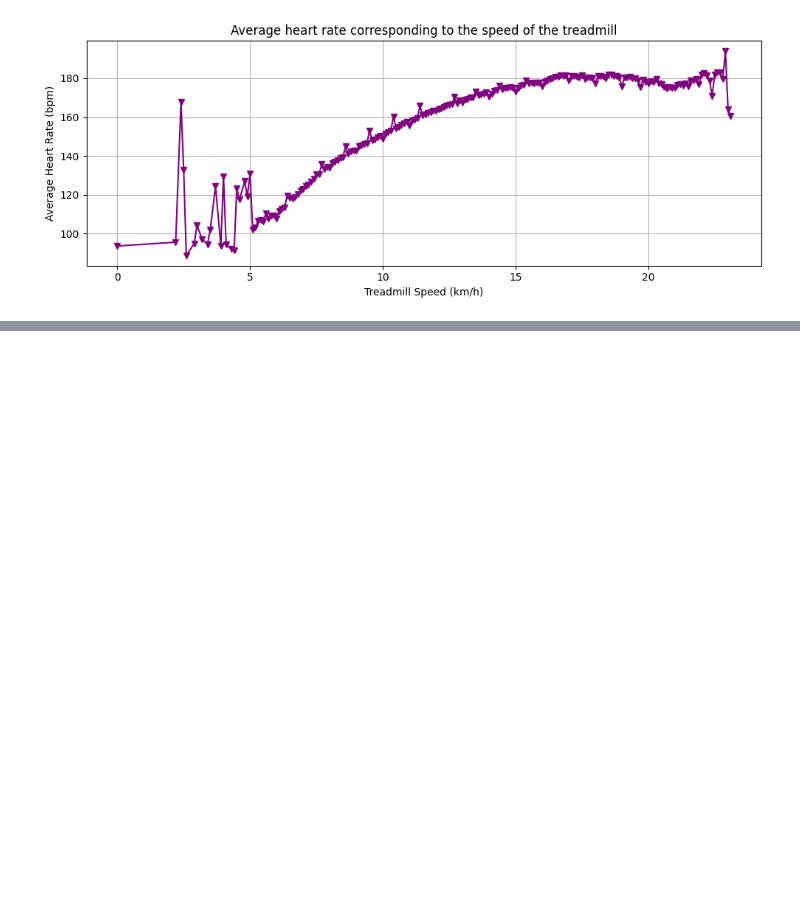
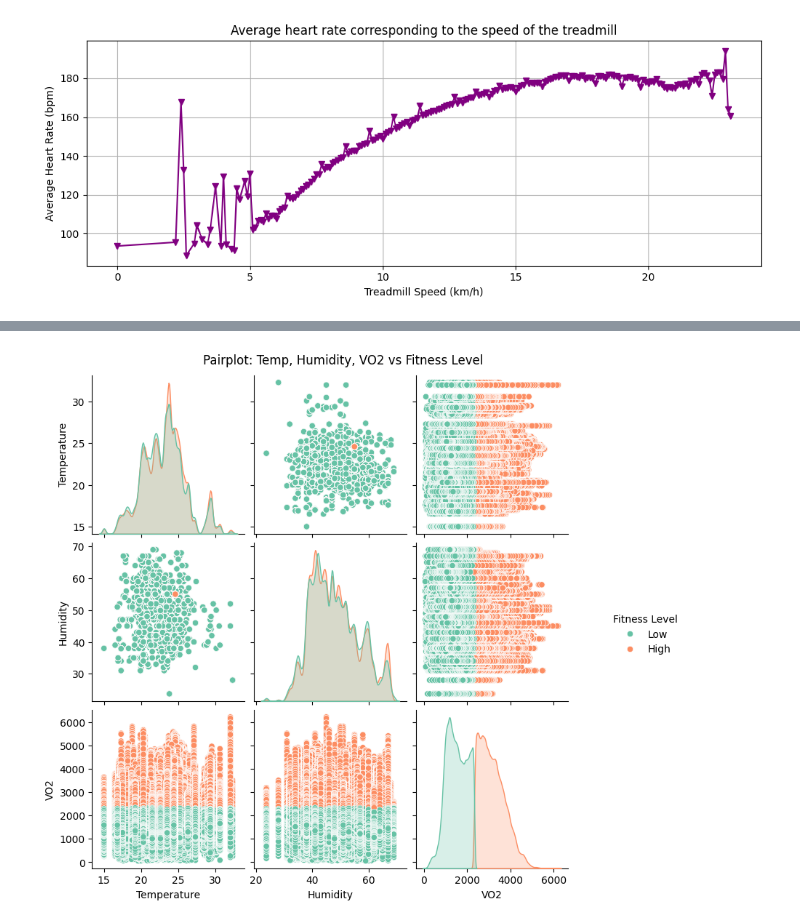
Before and after one commit to Chaithra-Git/Team7_LambdaLegends_PythonHackathon_APRIL25, a Jupyter notebook: greeshma_33-48.ipynb, the cells around one changed output, grey strips where cells are left out. Cells and saved outputs as stored; diff of their text form; code cells hidden in the pictures; blank space fills up the shorter version.

```diff
--- a/greeshma_33-48.ipynb
+++ b/greeshma_33-48.ipynb
@@ -288,0 +440,47 @@ Participants born in leap years:
+# %%
+import pandas as pd
+import seaborn as sns
+import matplotlib.pyplot as plt
+
+# Step 1: Load both datasets
+df_test = pd.read_csv('test_measure.csv')
+df_subject = pd.read_csv('subject-info.csv')
+
+# Step 2: Merge test + subject info on ID
+df_merge = pd.merge(df_test, df_subject, on='ID')
+
+# Step 3: Drop missing values in VO2, Temperature, Humidity
+df_merge = df_merge.dropna(subset=['VO2', 'Temperature', 'Humidity'])
+
+# Step 4: Calculate VO2 median
+median_vo2 = df_merge['VO2'].median()
+
+# Step 5: Define function to classify Fitness Level
+def classify_fitness(vo2):
+    if vo2 < median_vo2:
+        return 'Low'
+    else:
+        return 'High'
+
+# Step 6: Apply the fitness level function
+df_merge['Fitness Level'] = df_merge['VO2'].apply(classify_fitness)
+
+# Step 7: Create the pairplot with clean size
+plot = sns.pairplot(
+    df_merge,
+    vars=['Temperature', 'Humidity', 'VO2'],
+    hue='Fitness Level',
+    palette='Set2',
+    height=2.5  # makes each plot smaller
+)
+
+# Step 8: Move the legend to the right side (so it doesn’t overlap the plot)
+plot._legend.set_bbox_to_anchor((1.05, 0.5))
+
+# Step 9: Optional title for the full plot
+plt.suptitle("Pairplot: Temp, Humidity, VO2 vs Fitness Level", y=1.02)
+
+# Step 10: Show the plot
+plt.show()
+# %% [output]
+[figure, added]
```
Also changed, not shown: parts of 17 cells of this notebook.
